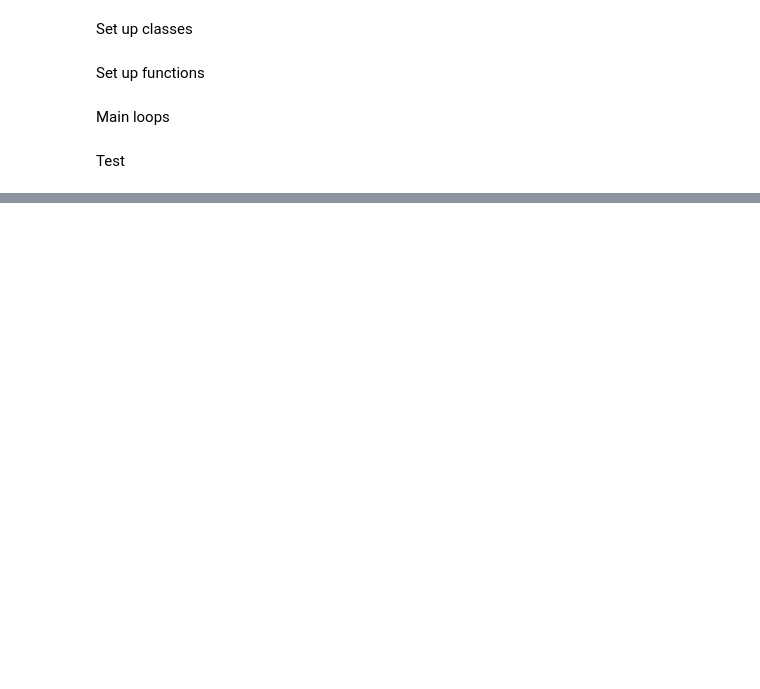
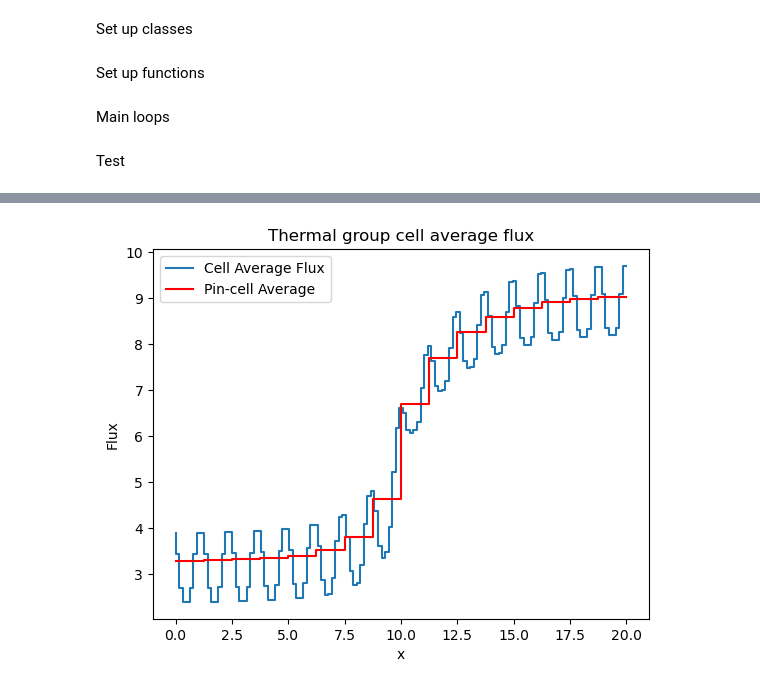
Before and after one commit to massimolarsen/Step-Characteristic-1D, a Jupyter notebook: stepcharacteristics.ipynb, the cells around one changed output, grey strips where cells are left out. Drawn from its saved outputs; the diff is of its cells as text; code cells hidden in the pictures; blank space fills up the shorter version.

```diff
--- a/stepcharacteristics.ipynb
+++ b/stepcharacteristics.ipynb
@@ -381,0 +474,10 @@ Problem A
+# %%
+plt.step(mesh1.mesh_flux, tally1.cell_average_flux[:,1], label="Cell Average Flux")
+plt.step(np.linspace(0,20,17), pin_cell_average[:,1], color="r", where='pre', label="Pin-cell Average")
+plt.legend()
+plt.title("Thermal group cell average flux")
+plt.ylabel("Flux")
+plt.xlabel("x")
+plt.show()
+# %% [output]
+[figure, added]
```
Also changed, not shown: parts of 30 cells of this notebook.
